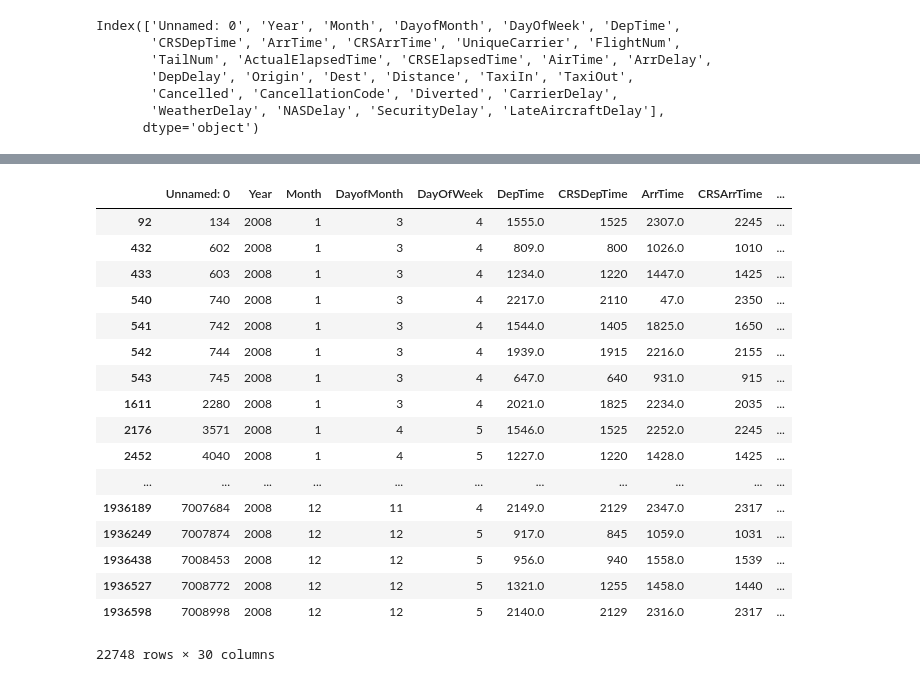
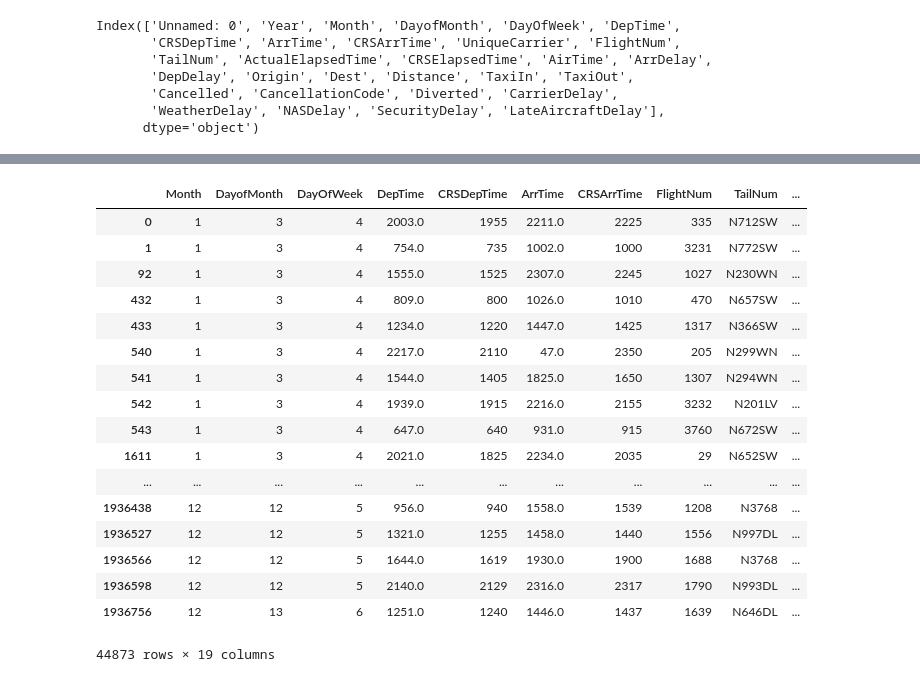
Before and after one commit to sahinded/Capstone-project, a Jupyter notebook: data.ipynb, the cells around one changed output, grey strips where cells are left out. Cells and saved outputs as stored; diff of their text form; code cells hidden in the pictures.

```diff
--- a/data.ipynb
+++ b/data.ipynb
@@ -22,4 +22,5 @@ Index(['Unnamed: 0', 'Year', 'Month', 'DayofMonth', 'DayOfWeek', 'DepTime',
        'WeatherDelay', 'NASDelay', 'SecurityDelay', 'LateAircraftDelay'],
       dtype='object')
 # %%
-df1=data[data.Origin == 'IAD']
+df=data[(data['Origin'] == 'IAD') | (data['Dest'] == 'IAD')]
+df.head()
@@ -26,3 +35 @@ df1=data[data.Origin == 'IAD']
-# %%
-df= data[data.Dest == 'IAD']
 # %%
@@ -38,21 +39,22 @@ df.head()
-# %%
-df
-# %% [output]
-|  | Unnamed: 0 | Year | Month | DayofMonth | DayOfWeek | DepTime | CRSDepTime | ArrTime | CRSArrTime | ... |
-| 92 | 134 | 2008 | 1 | 3 | 4 | 1555.0 | 1525 | 2307.0 | 2245 | ... |
-| 432 | 602 | 2008 | 1 | 3 | 4 | 809.0 | 800 | 1026.0 | 1010 | ... |
-| 433 | 603 | 2008 | 1 | 3 | 4 | 1234.0 | 1220 | 1447.0 | 1425 | ... |
-| 540 | 740 | 2008 | 1 | 3 | 4 | 2217.0 | 2110 | 47.0 | 2350 | ... |
-| 541 | 742 | 2008 | 1 | 3 | 4 | 1544.0 | 1405 | 1825.0 | 1650 | ... |
-| 542 | 744 | 2008 | 1 | 3 | 4 | 1939.0 | 1915 | 2216.0 | 2155 | ... |
-| 543 | 745 | 2008 | 1 | 3 | 4 | 647.0 | 640 | 931.0 | 915 | ... |
-| 1611 | 2280 | 2008 | 1 | 3 | 4 | 2021.0 | 1825 | 2234.0 | 2035 | ... |
-| 2176 | 3571 | 2008 | 1 | 4 | 5 | 1546.0 | 1525 | 2252.0 | 2245 | ... |
-| 2452 | 4040 | 2008 | 1 | 4 | 5 | 1227.0 | 1220 | 1428.0 | 1425 | ... |
-| ... | ... | ... | ... | ... | ... | ... | ... | ... | ... | ... |
-| 1936189 | 7007684 | 2008 | 12 | 11 | 4 | 2149.0 | 2129 | 2347.0 | 2317 | ... |
-| 1936249 | 7007874 | 2008 | 12 | 12 | 5 | 917.0 | 845 | 1059.0 | 1031 | ... |
-| 1936438 | 7008453 | 2008 | 12 | 12 | 5 | 956.0 | 940 | 1558.0 | 1539 | ... |
-| 1936527 | 7008772 | 2008 | 12 | 12 | 5 | 1321.0 | 1255 | 1458.0 | 1440 | ... |
-| 1936598 | 7008998 | 2008 | 12 | 12 | 5 | 2140.0 | 2129 | 2316.0 | 2317 | ... |
-22748 rows × 30 columns
+# %%
+df.drop(columns=['Unnamed: 0', "Year", 'Cancelled', 'CancellationCode', 'Diverted','UniqueCarrier','Cancelled', 'CancellationCode', 'Diverted', 'CarrierDelay',
+       'WeatherDelay', 'NASDelay', 'SecurityDelay', 'LateAircraftDelay'], axis=1)
+# %% [output]
+|  | Month | DayofMonth | DayOfWeek | DepTime | CRSDepTime | ArrTime | CRSArrTime | FlightNum | TailNum | ... |
+| 0 | 1 | 3 | 4 | 2003.0 | 1955 | 2211.0 | 2225 | 335 | N712SW | ... |
+| 1 | 1 | 3 | 4 | 754.0 | 735 | 1002.0 | 1000 | 3231 | N772SW | ... |
+| 92 | 1 | 3 | 4 | 1555.0 | 1525 | 2307.0 | 2245 | 1027 | N230WN | ... |
+| 432 | 1 | 3 | 4 | 809.0 | 800 | 1026.0 | 1010 | 470 | N657SW | ... |
+| 433 | 1 | 3 | 4 | 1234.0 | 1220 | 1447.0 | 1425 | 1317 | N366SW | ... |
+| 540 | 1 | 3 | 4 | 2217.0 | 2110 | 47.0 | 2350 | 205 | N299WN | ... |
+| 541 | 1 | 3 | 4 | 1544.0 | 1405 | 1825.0 | 1650 | 1307 | N294WN | ... |
+| 542 | 1 | 3 | 4 | 1939.0 | 1915 | 2216.0 | 2155 | 3232 | N201LV | ... |
+| 543 | 1 | 3 | 4 | 647.0 | 640 | 931.0 | 915 | 3760 | N672SW | ... |
+| 1611 | 1 | 3 | 4 | 2021.0 | 1825 | 2234.0 | 2035 | 29 | N652SW | ... |
+| ... | ... | ... | ... | ... | ... | ... | ... | ... | ... | ... |
+| 1936438 | 12 | 12 | 5 | 956.0 | 940 | 1558.0 | 1539 | 1208 | N3768 | ... |
+| 1936527 | 12 | 12 | 5 | 1321.0 | 1255 | 1458.0 | 1440 | 1556 | N997DL | ... |
+| 1936566 | 12 | 12 | 5 | 1644.0 | 1619 | 1930.0 | 1900 | 1688 | N3768 | ... |
+| 1936598 | 12 | 12 | 5 | 2140.0 | 2129 | 2316.0 | 2317 | 1790 | N993DL | ... |
+| 1936756 | 12 | 13 | 6 | 1251.0 | 1240 | 1446.0 | 1437 | 1639 | N646DL | ... |
+44873 rows × 19 columns
```
Also changed, not shown: parts of 3 cells of this notebook.
